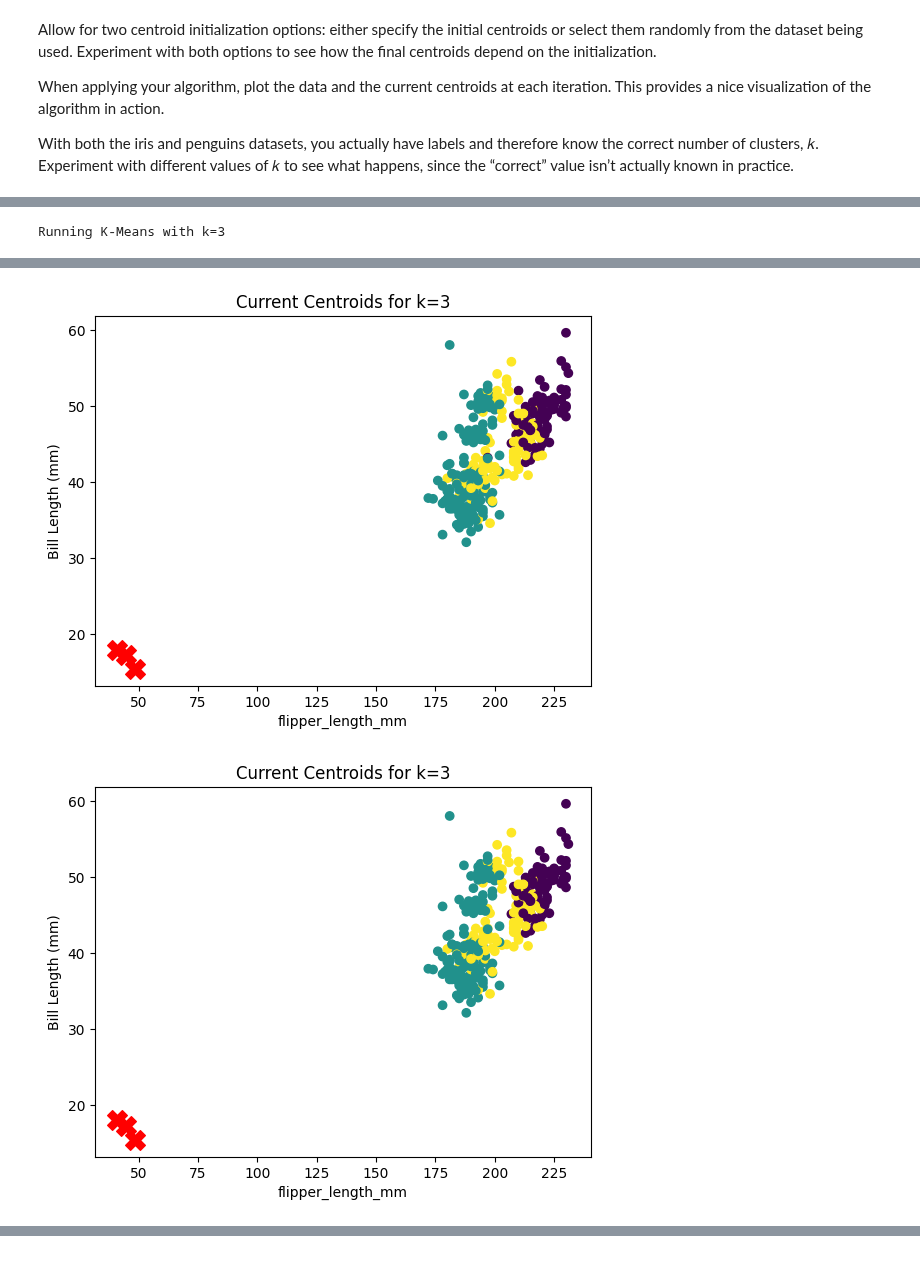
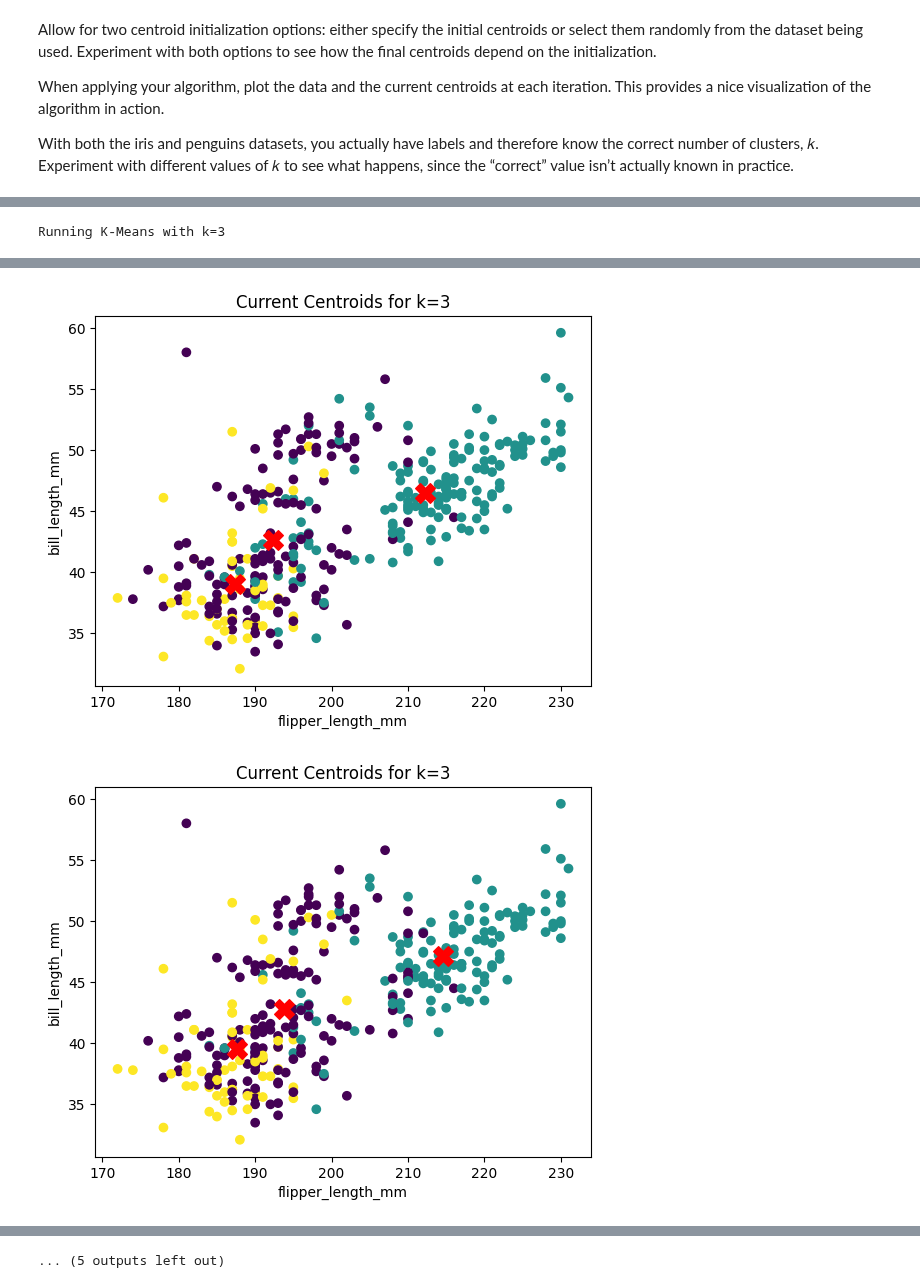
Before and after one commit to Qu1nnD/CS290, a Jupyter notebook: Clustering.ipynb, the cells around one changed output, grey strips where cells are left out. Cells and saved outputs as stored; diff of their text form; code cells hidden in the pictures.

```diff
--- a/Clustering.ipynb
+++ b/Clustering.ipynb
@@ -33,30 +49,31 @@ memory usage: 21.6+ KB
 # %%
-def K_Means(k, dataset):
+def K_Means(k, dataset, centroid_type, feature_x, feature_y):
+    converged = False
+    #
+    # Streamline features variable in K_Means and ini_Centroids
+    #
     features = dataset[['bill_length_mm', 'bill_depth_mm','flipper_length_mm','body_mass_g']].dropna() #
-    converged = False #
-    centroids=features.sample(n=k).to_numpy() #
+    centroids=ini_Centroids(k, dataset, centroid_type) # initializes the first centroids
     while not converged: # Loops until there isn't massive changes between centroids and new_centroids
-        # Fix centroid distance stuff
+        #Calculations
         distances = np.linalg.norm(features.to_numpy()[:, np.newaxis] - centroids, axis=2) # calcuates the eudclidean distance between data points and centroids
         labels = np.argmin(distances, axis=1) # assigns data points to the closest centroid
         new_centroids = np.array([features[labels == i].mean(axis=0) for i in range(k)]) # calculates updated centroids given the mean of all data points from each cluster
-        #Plot Stuff
+        #Ploting
         plt.figure()
-        #Change scatter plot stuff
-        plt.scatter(features['flipper_length_mm'], features['bill_length_mm'], c=labels, marker='o') #
-        plt.scatter(new_centroids[:, 0], new_centroids[:, 1], c='red',marker='X', s=200) #
-        plt.title(f'Current Centroids for k={k}') #
-        plt.xlabel('flipper_length_mm') #
-        plt.ylabel('Bill Length (mm)') #
-        plt.show() #
-        #Convergence test
-        converged = np.all(centroids == new_centroids) #
-        centroids = new_centroids #
-
+        plt.scatter(features[feature_x], features[feature_y], c=labels, marker='o') # Creates the circles that represent data points on the scatter plot
+        plt.scatter(new_centroids[:, 2], new_centroids[:, 0], c='red',marker='X', s=200) # Creates the red X markers that show where the centroids are on the scatter plot
+        plt.title(f'Current Centroids for k={k}') # Creates the title of the scatter plot
+        plt.xlabel(feature_x) # Creates the x axis label for the scatter plot
+        plt.ylabel(feature_y) # Creates the y axis label for the scatter plot
+        plt.show() # Prints the scatter plot
+        #Convergence test and updating centroids
+        converged = np.all(centroids == new_centroids) # Tests to see if there is major differences between the current and new centroids to see if it needs to continue the loop again
+        centroids = new_centroids
     return labels, centroids
 # %%
-k=3
-print(f"Running K-Means with k={k}")
-clusters = K_Means(k, penguins)
+for k in range(3,4):
+  print(f"Running K-Means with k={k}")
+  clusters = K_Means(k, penguins, "random", 'flipper_length_mm', 'bill_length_mm')
 # %% [output]
 Running K-Means with k=3
@@ -64,2 +81,2 @@ Running K-Means with k=3
-[figure, old version]
+[figure, new version]
-[figure, old version]
+[figure, new version]
@@ -68,0 +91 @@ Running K-Means with k=3
+... (5 outputs left out)
```
Also changed, not shown: parts of 5 cells of this notebook.
